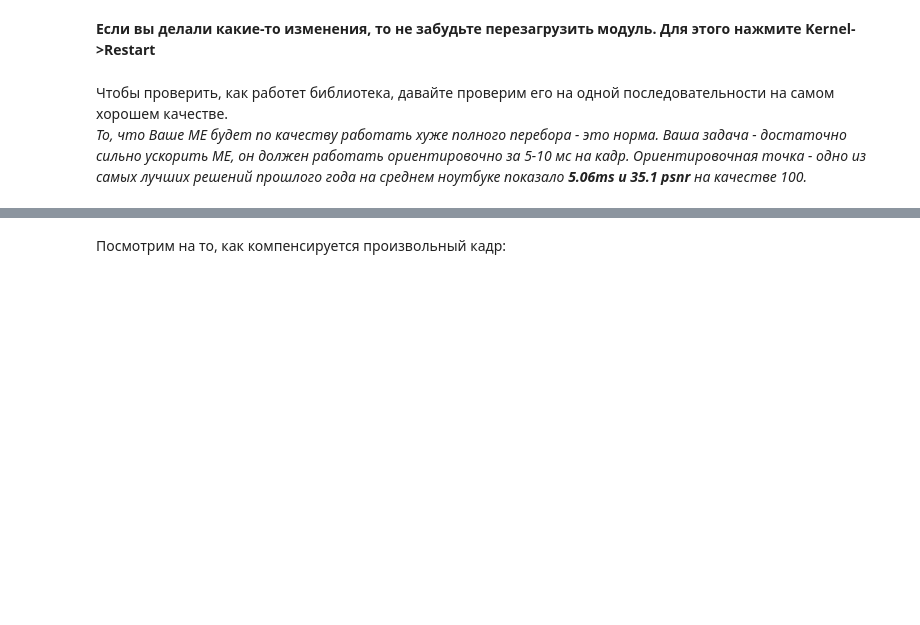
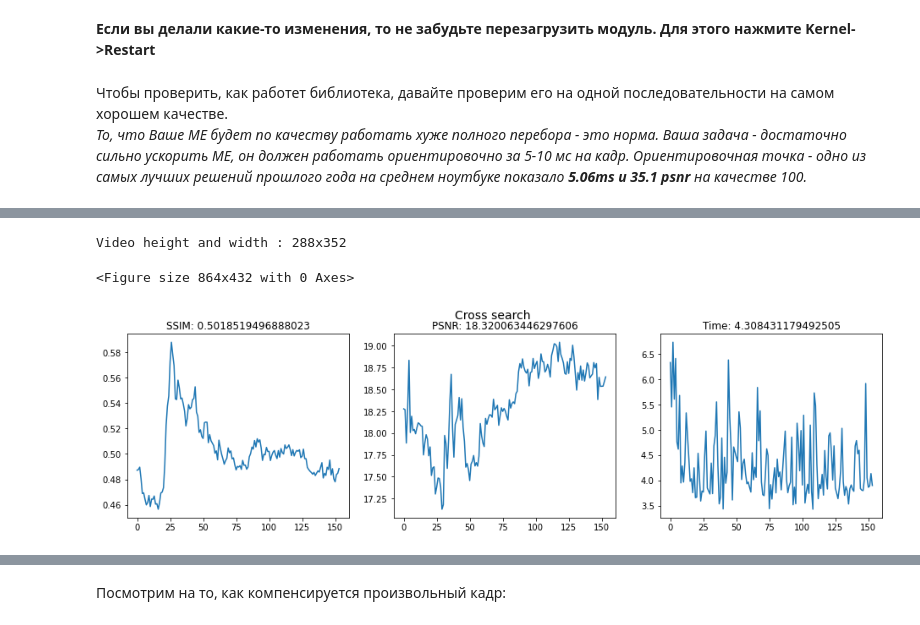
Before and after one commit to dazzle-me/Motion-Estimation, a Jupyter notebook: motion_estimation.ipynb, the cells around one changed output, grey strips where cells are left out. Drawn from its saved outputs; the diff is of its cells as text; code cells hidden in the pictures; blank space fills up the shorter version.

```diff
--- a/motion_estimation.ipynb
+++ b/motion_estimation.ipynb
@@ -205,2 +280,10 @@ Video height and width : 288x352
+# %%
+# Cross-search
+# Best results so far : 33.37 PSNR, 3.064ms time
+result_CrossSearch = test_method(1, draw_vectors=True)
+# %% [output]
+Video height and width : 288x352
+<Figure size 864x432 with 0 Axes>
+[figure, added]
 # %%
 # Orthonormal-search
```
Also changed, not shown: parts of 32 cells of this notebook.
